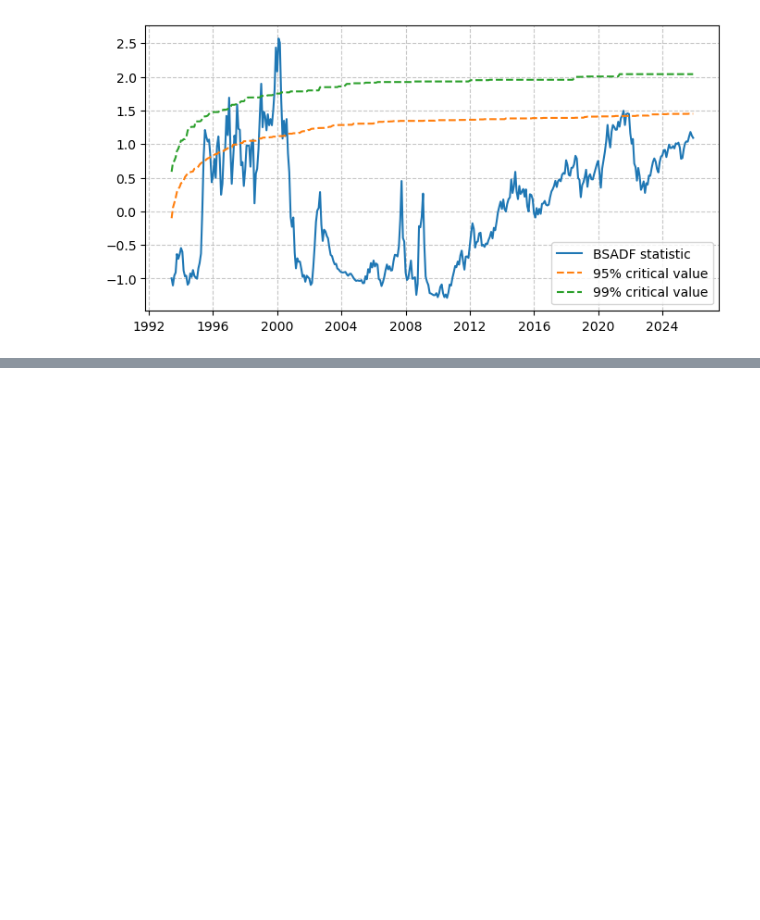
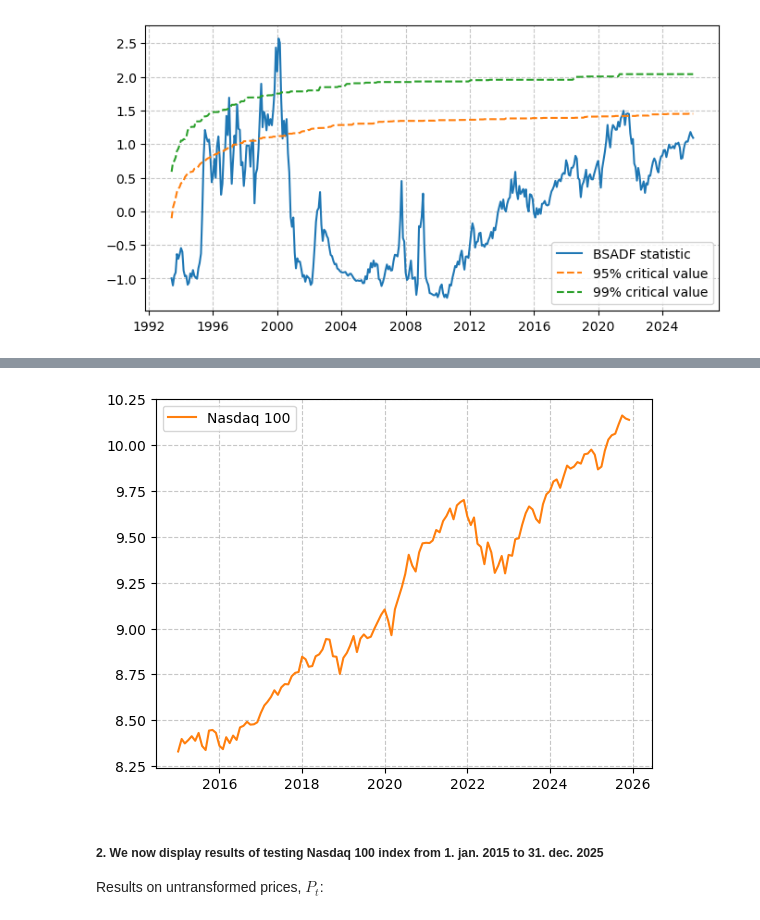
Before and after one commit to emilfriis/Bachelor, a Jupyter notebook: empirical_testing/nasdaq100/nasdaq100.ipynb, the cells around one changed output, grey strips where cells are left out. Saved outputs shown, nothing was run; the diff lists cells and outputs as text; code cells hidden in the pictures; blank space fills up the shorter version.

```diff
--- a/empirical_testing/nasdaq100/nasdaq100.ipynb
+++ b/empirical_testing/nasdaq100/nasdaq100.ipynb
@@ -116,0 +136,9 @@ plt.show()
+# %%
+# Plot the Nasdaq 100 index with log scale
+plt.plot(log_nasdaq_close.index, log_nasdaq_close, color="C1", ls="-", label="Nasdaq 100")
+plt.grid(True, alpha=0.7, ls="--")
+plt.legend()
+plt.savefig("plots/2015_nasdaq100_log.pdf", bbox_inches="tight")
+plt.show()
+# %% [output]
+[figure, added]
@@ -116,0 +149,3 @@ plt.show()
+# %% [markdown]
+##### 2. We now display results of testing Nasdaq 100 index from 1. jan. 2015 to 31. dec. 2025
+Results on untransformed prices, $P_t$:
```
Also changed, not shown: parts of 13 cells of this notebook, 19 other files.
